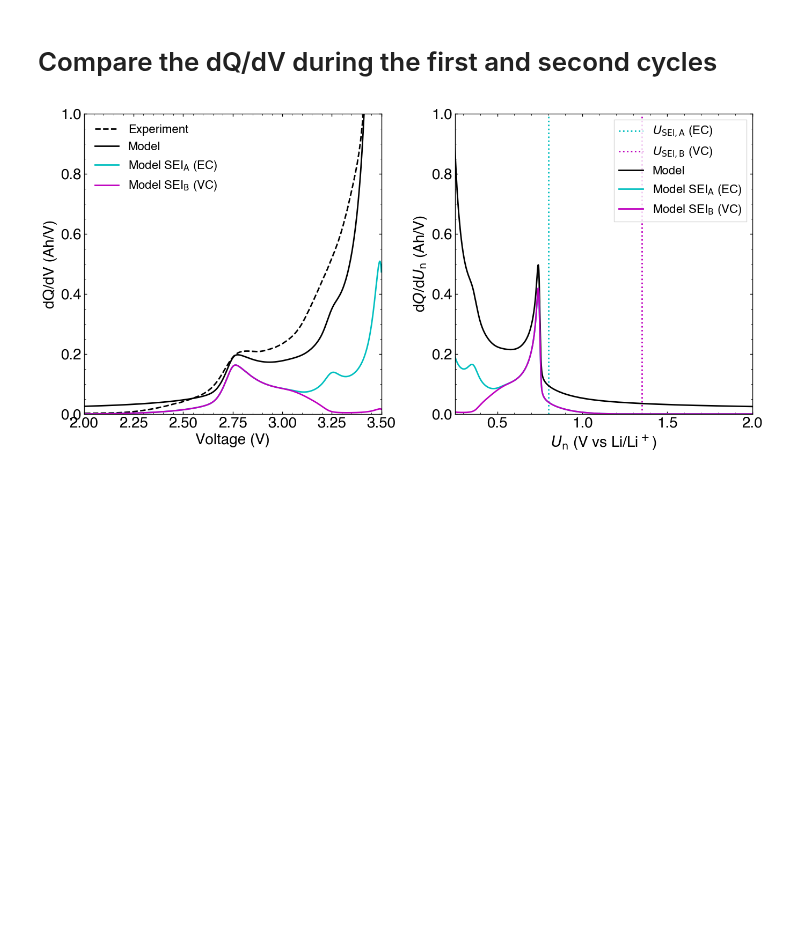
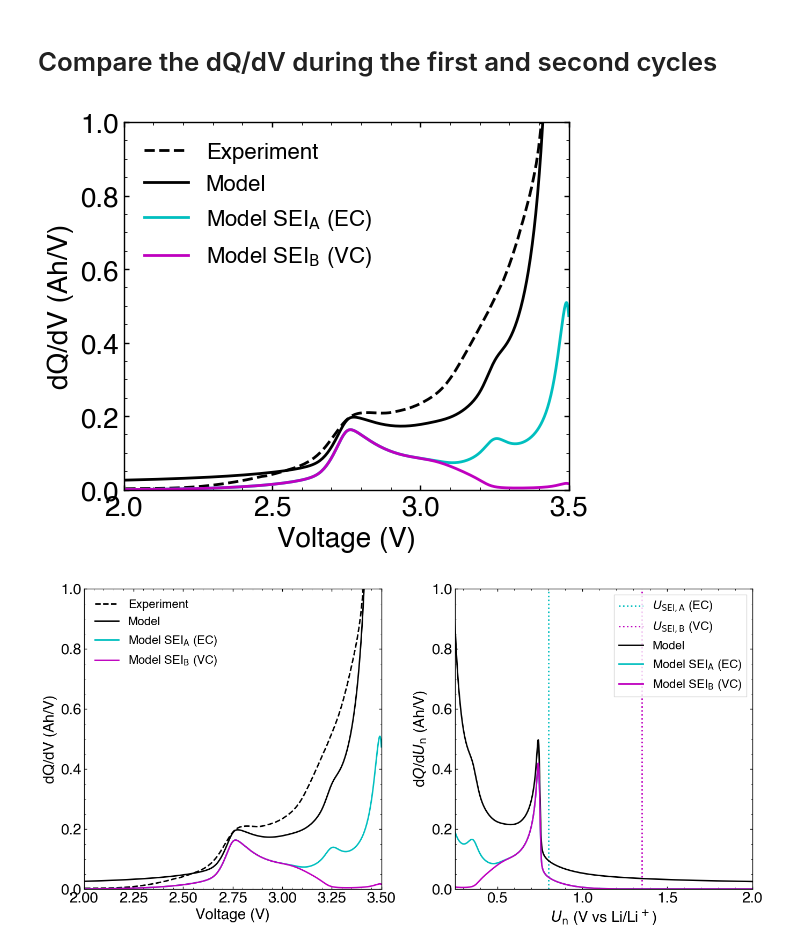
Before and after one commit to wengandrew/formation-modeling, a Jupyter notebook: notebooks/2023_05_09_fig_validation_2.ipynb, the cells around one changed output. Cells and saved outputs as stored; diff of their text form; code cells hidden in the pictures; blank space fills up the shorter version.

```diff
--- a/notebooks/2023_05_09_fig_validation_2.ipynb
+++ b/notebooks/2023_05_09_fig_validation_2.ipynb
@@ -390,6 +390,28 @@ dvs1 = savgol_filter(vvsim1, window_length, polyorder, 1)
 dvs2 = savgol_filter(vvsim2, window_length, polyorder, 1)
 dvn1 = savgol_filter(vnsim1, window_length, polyorder, 1)
 dvn2 = savgol_filter(vvsim2, window_length, polyorder, 1)
+# %%
+
+
+"""
+dQ/dV 1
+"""
+fh, ax = plt.subplots(nrows=1, ncols=1, figsize=(6, 5))
+
+ax.plot(vv1, dt1/dv1, c='k', ls='--', lw=2, label='Experiment')
+ax.plot(vvsim1, dqs1/dvs1, c='k', ls='-', lw=2, label='Model')
+ax.plot(vvsim1, dqss1/dvs1, c='c', ls='-', lw=2, label=r'Model SEI$_\mathrm{A}$ (EC)')
+ax.plot(vvsim1, dqsp1/dvs1, c='m', ls='-', lw=2, label=r'Model SEI$_\mathrm{B}$ (VC)')
+ax.set_xbound(lower=2.0, upper=3.5)
+ax.set_xlabel('Voltage (V)')
+ax.set_ylabel('dQ/dV (Ah/V)')
+ax.set_ybound(lower=0.0, upper=1.0)
+ax.grid(False)
+ax.legend(loc='upper left', fontsize=16)
+
+plt.savefig(f'outputs/figures/fig_dqdv_c1_{tag}.png')
+# %% [output]
+[figure, added]
 # %%
 
 
```
Also changed, not shown: parts of 3 cells of this notebook, 8 other files.
